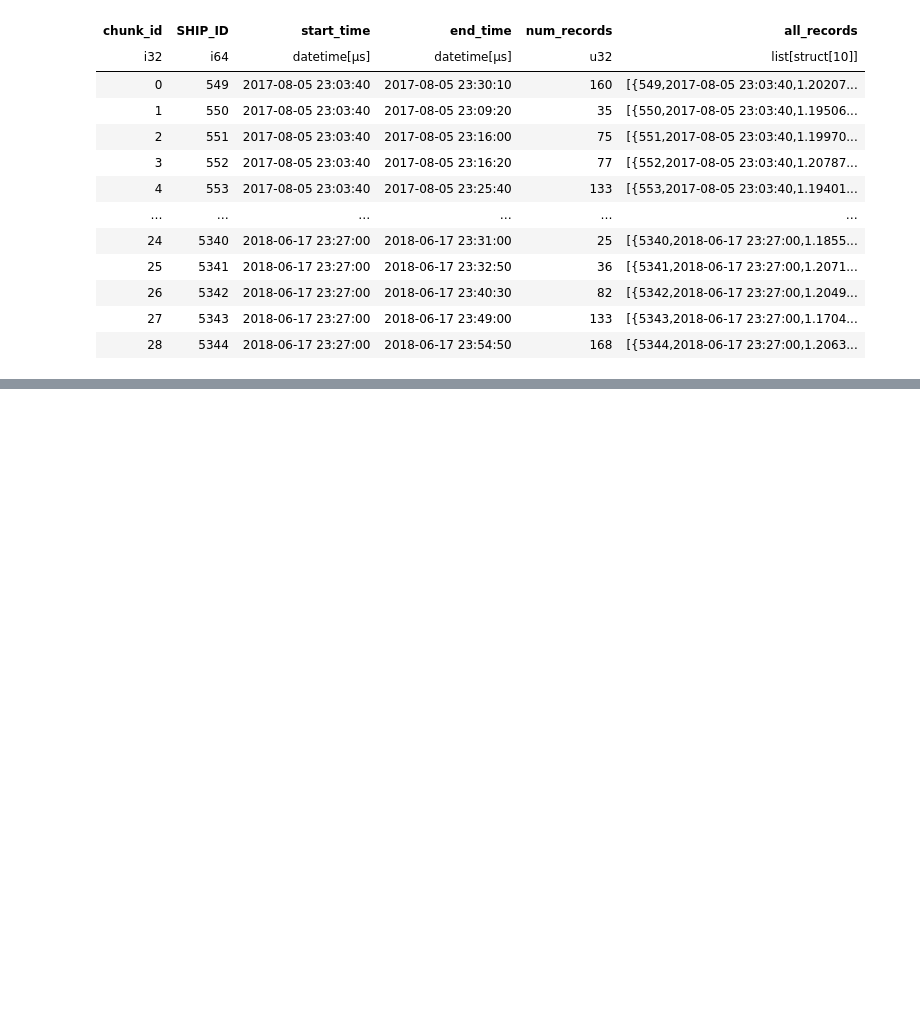
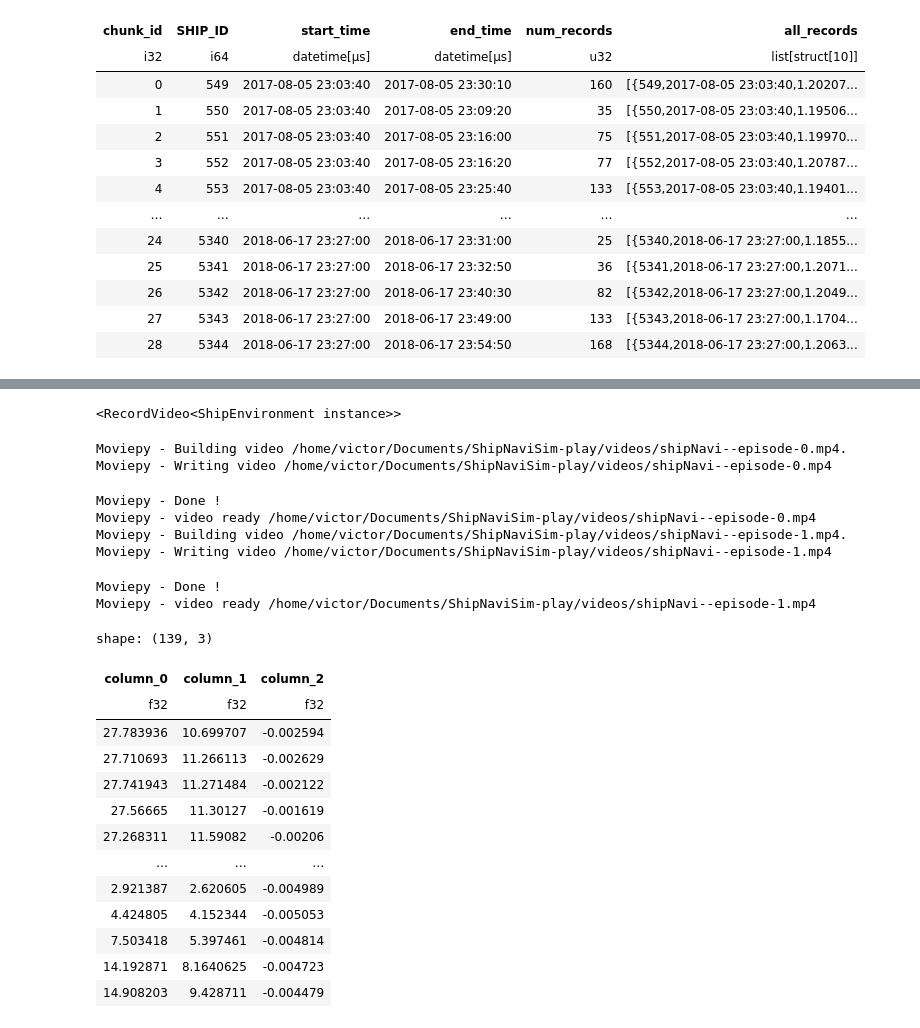
Before and after one commit to TechInTerh/ShipNaviSim-play, a Jupyter notebook: play_shipnavisim.ipynb, the cells around one changed output, grey strips where cells are left out. Cells and saved outputs as stored; diff of their text form; code cells hidden in the pictures; blank space fills up the shorter version.

Commit message:
understand video records

```diff
--- a/play_shipnavisim.ipynb
+++ b/play_shipnavisim.ipynb
@@ -296,0 +269,6 @@ overlap_idx
+# %%
+# Get each other vessels that passes at the same time of the current vessel
+overlap_idx = f_trajs.join(f_trajs[["chunk_id","min_time","max_time"]],how="cross").filter(
+    (pl.col("min_time") >= pl.col("min_time_right")) & (pl.col("min_time") <= pl.col("max_time_right")) & (pl.col("chunk_id") != pl.col("chunk_id_right"))
+    ).group_by("chunk_id").agg(pl.col("chunk_id_right")).sort("chunk_id")["chunk_id_right"].to_numpy()
+overlap_idx
@@ -297,35 +293,58 @@ overlap_idx
 # %%
-
 #Create environment
 max_size = max([len(val) for val in overlap_idx])  #Useless
-env = ShipEnvironment(trajs, times, overlap_idx, region_of_interest, n_neighbor_agents=10)
+env = ShipEnvironment(f_trajs["trajs"].to_numpy(), f_trajs[TIME_UTC_COL].to_numpy(), overlap_idx, region_of_interest, n_neighbor_agents=10)
+env = gym.wrappers.RecordVideo(env, "videos/",name_prefix="shipNavi-",episode_trigger=lambda _: True) # Record each episode
+env.metadata['render_fps'] = 10
 env
+# %% [output]
+<RecordVideo<ShipEnvironment instance>>
 # %%
-
-def replay_ship_env(id_ship, env : ShipEnvironment, render = False):
+def replay_ship_env(id_ship : int, env : ShipEnvironment):
     """
     Reset the environmenet and run the simulation
     """
     list_action = []
     obs, info = env.reset(seed=42, options = {'ego_pos': id_ship})
     actions = info['actions']
     if(actions is None):
         return None
     for i in range(1000):
         action = actions[i]
         list_action.append(action)
         observation, _, terminated, truncated, info = env.step(action)
         # print(i, observation)
         # print()
         if terminated or truncated:
             break
-    if render:
-        env.render()
     return info,np.array(list_action) # to do stats
-env = gym.wrappers.RecordVideo(env, "videos/") # caution : The output is a folder lol
-env.metadata['render_fps'] = 10
-stats, list_action = replay_ship_env(id_ship=0, env=env, render=True)
+
+stats, list_action = replay_ship_env(id_ship=1, env=env)
+stats, list_action = replay_ship_env(id_ship=0, env=env)
 pl.DataFrame(list_action)
+# %% [output]
+Moviepy - Building video /home/victor/Documents/ShipNaviSim-play/videos/shipNavi--episode-0.mp4.
+Moviepy - Writing video /home/victor/Documents/ShipNaviSim-play/videos/shipNavi--episode-0.mp4
+Moviepy - Done !
+Moviepy - video ready /home/victor/Documents/ShipNaviSim-play/videos/shipNavi--episode-0.mp4
+Moviepy - Building video /home/victor/Documents/ShipNaviSim-play/videos/shipNavi--episode-1.mp4.
+Moviepy - Writing video /home/victor/Documents/ShipNaviSim-play/videos/shipNavi--episode-1.mp4
+Moviepy - Done !
+Moviepy - video ready /home/victor/Documents/ShipNaviSim-play/videos/shipNavi--episode-1.mp4
+shape: (139, 3)
+| column_0 | column_1 | column_2 |
+| f32 | f32 | f32 |
+| 27.783936 | 10.699707 | -0.002594 |
+| 27.710693 | 11.266113 | -0.002629 |
+| 27.741943 | 11.271484 | -0.002122 |
+| 27.56665 | 11.30127 | -0.001619 |
+| 27.268311 | 11.59082 | -0.00206 |
+| … | … | … |
+| 2.921387 | 2.620605 | -0.004989 |
+| 4.424805 | 4.152344 | -0.005053 |
+| 7.503418 | 5.397461 | -0.004814 |
+| 14.192871 | 8.1640625 | -0.004723 |
+| 14.908203 | 9.428711 | -0.004479 |
 # %%
 
 pl.DataFrame(list_action).describe()
```
Also changed, not shown: parts of 6 cells of this notebook, 1 other file.
